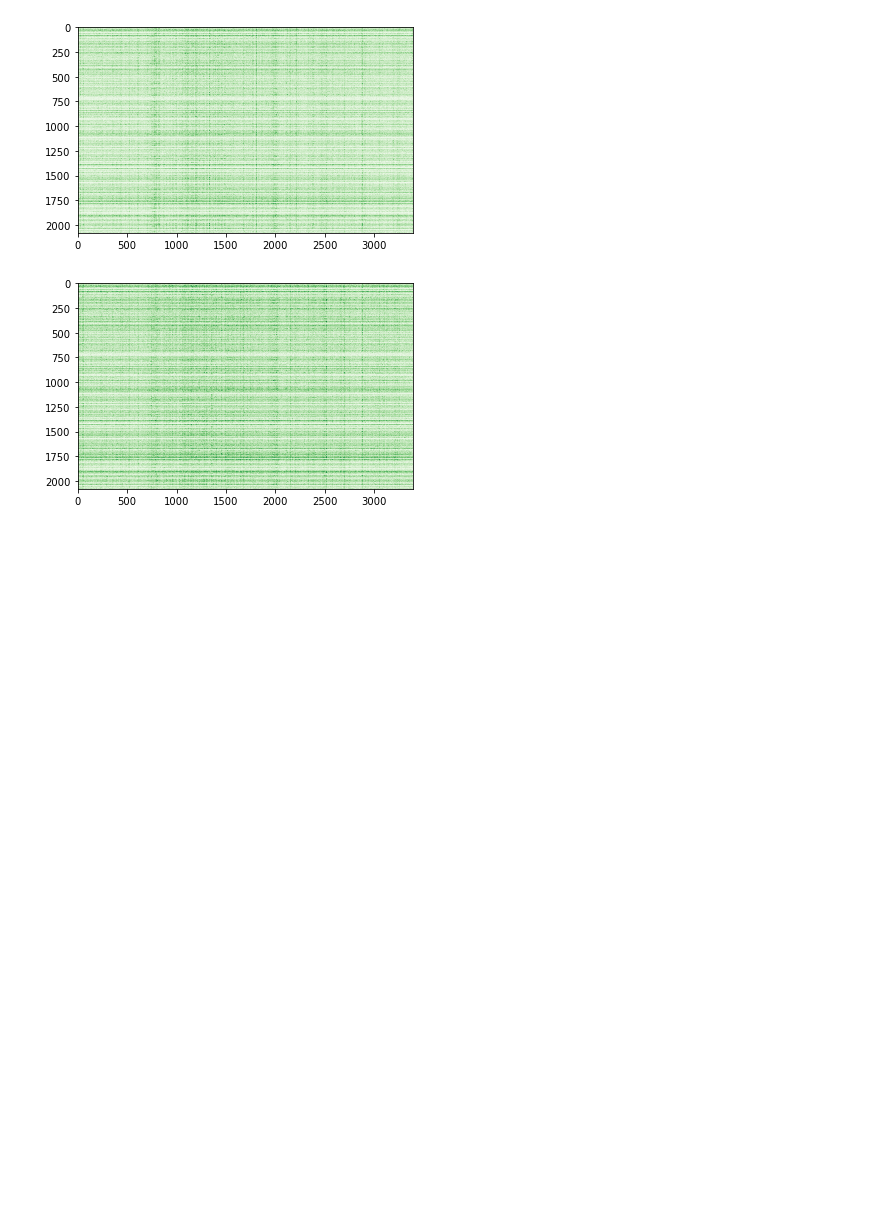
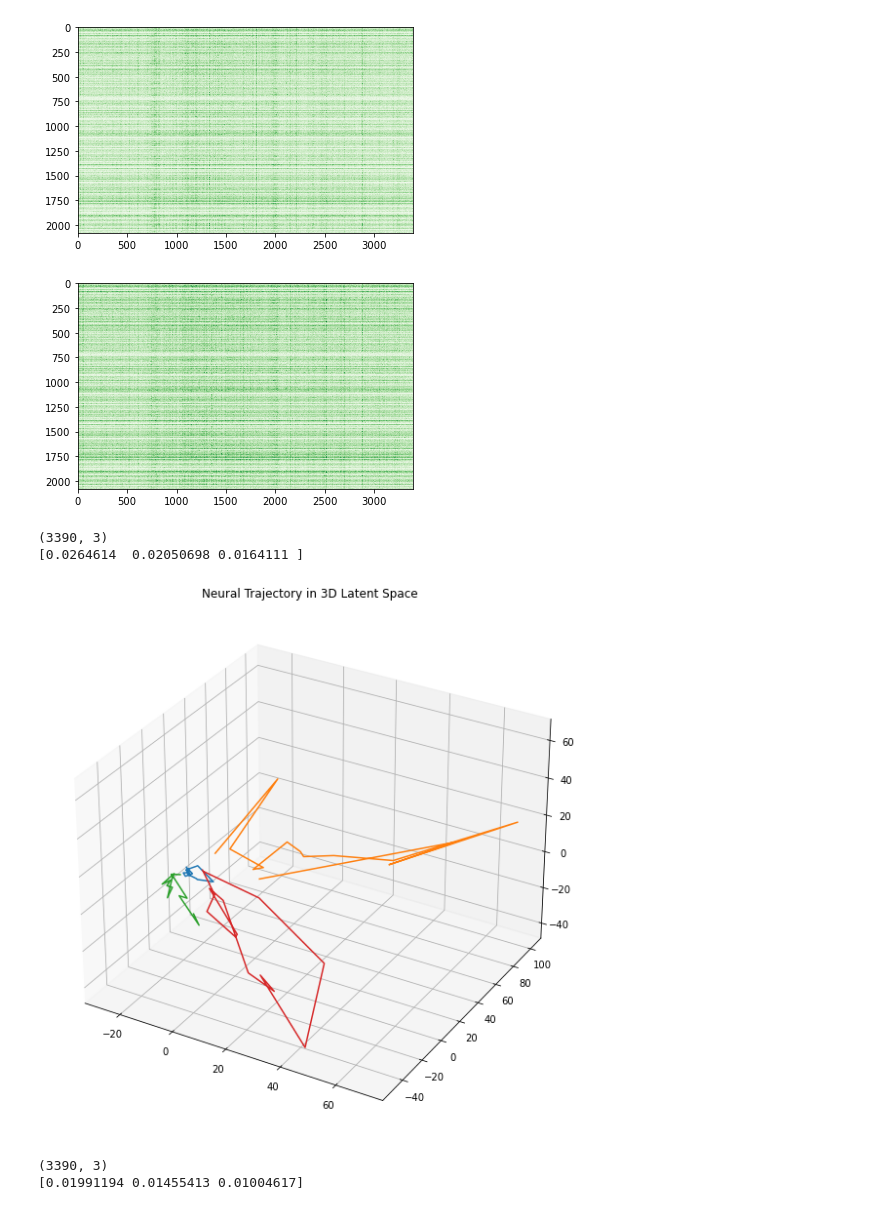
Before and after one commit to SeanSDarcy2001/kanoldLab, a Jupyter notebook: 2pDataloader.ipynb, the cells around one changed output. Saved outputs shown, nothing was run; the diff lists cells and outputs as text; code cells hidden in the pictures; blank space fills up the shorter version.

```diff
--- a/2pDataloader.ipynb
+++ b/2pDataloader.ipynb
@@ -61,5 +61,6 @@ torch.Size([3, 875, 1167])
 # %%
 #visualize spikemaps
+spikemaps = []
 
 rufus_activation = np.zeros((2, 2080, 3390))
 print(rufus_activation.shape)
@@ -69,8 +70,8 @@ for i, (neu, spec) in enumerate(dataloader) :
 
 for k in range(2) :
     img = rufus_activation[k, :, :]
-#print(img.shape)
     img = 255.0 * ((img - np.min(img)) / (np.max(img) - np.min(img)))
+    spikemaps.append(img)
     plt.imshow(img, cmap='Greens', interpolation='nearest')
     plt.show()
 # %% [output]
@@ -79,0 +85,27 @@ for k in range(2) :
+# %%
+pca = sklearn.decomposition.PCA(n_components=3)
+
+
+
+for k in range(2) :
+
+    pcs = pca.fit_transform(spikemaps[k].T)
+    print(pcs.shape)
+    print(pca.explained_variance_ratio_)
+
+    fig = plt.figure(figsize = (10,10))
+    ax = plt.axes(projection='3d')
+
+    for i in range(4) :
+        start = 15*i
+        end = 15*(i+1) - 1
+        ax.plot3D(pcs[start:end, 0], pcs[start:end, 1], pcs[start:end, 2])
+
+    plt.title("Neural Trajectory in 3D Latent Space")
+    plt.show()
+# %% [output]
+(3390, 3)
+[0.0264614  0.02050698 0.0164111 ]
+[figure, added]
+(3390, 3)
+[0.01991194 0.01455413 0.01004617]
```
Also changed, not shown: parts of 3 cells of this notebook.
